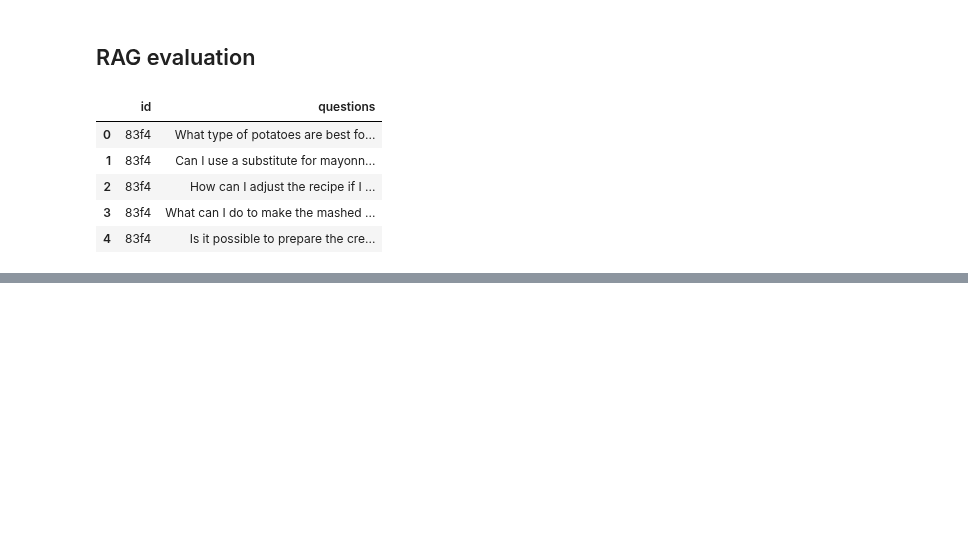
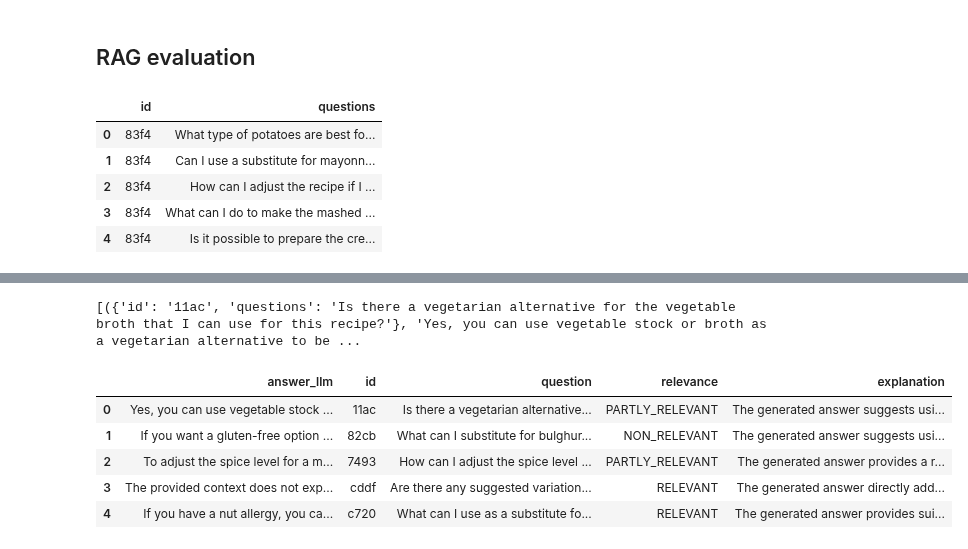
Before and after one commit to slv-ai/YumQuest, a Jupyter notebook: notebooks/Rag.ipynb, the cells around one changed output, grey strips where cells are left out. Drawn from its saved outputs; the diff is of its cells as text; code cells hidden in the pictures; blank space fills up the shorter version.

```diff
--- a/notebooks/Rag.ipynb
+++ b/notebooks/Rag.ipynb
@@ -242,0 +274,13 @@ evaluations=[]
+# %%
+print(evaluations_gpt4o)
+# %% [output]
+[({'id': '11ac', 'questions': 'Is there a vegetarian alternative for the vegetable broth that I can use for this recipe?'}, 'Yes, you can use vegetable stock or broth as a vegetarian alternative to be ...
+# %%
+df_eval4o.head()
+# %% [output]
+|  | answer_llm | id | question | relevance | explanation |
+| 0 | Yes, you can use vegetable stock ... | 11ac | Is there a vegetarian alternative... | PARTLY_RELEVANT | The generated answer suggests usi... |
+| 1 | If you want a gluten-free option ... | 82cb | What can I substitute for bulghur... | NON_RELEVANT | The generated answer suggests usi... |
+| 2 | To adjust the spice level for a m... | 7493 | How can I adjust the spice level ... | PARTLY_RELEVANT | The generated answer provides a r... |
+| 3 | The provided context does not exp... | cddf | Are there any suggested variation... | RELEVANT | The generated answer directly add... |
+| 4 | If you have a nut allergy, you ca... | c720 | What can I use as a substitute fo... | RELEVANT | The generated answer provides sui... |
```
Also changed, not shown: parts of 23 cells of this notebook, 2 other files.
